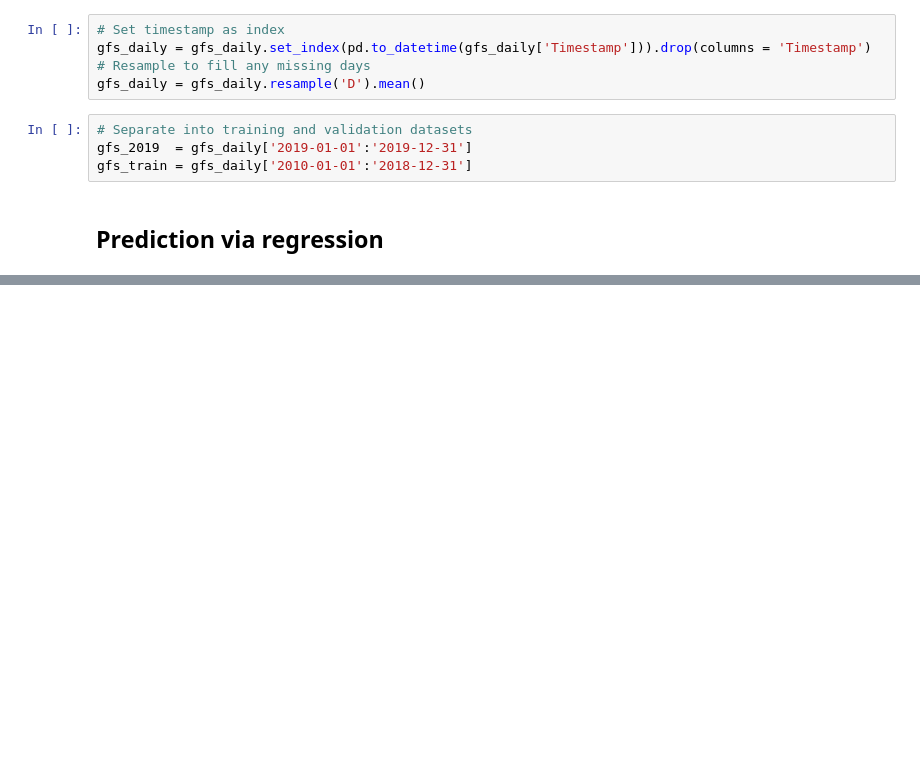
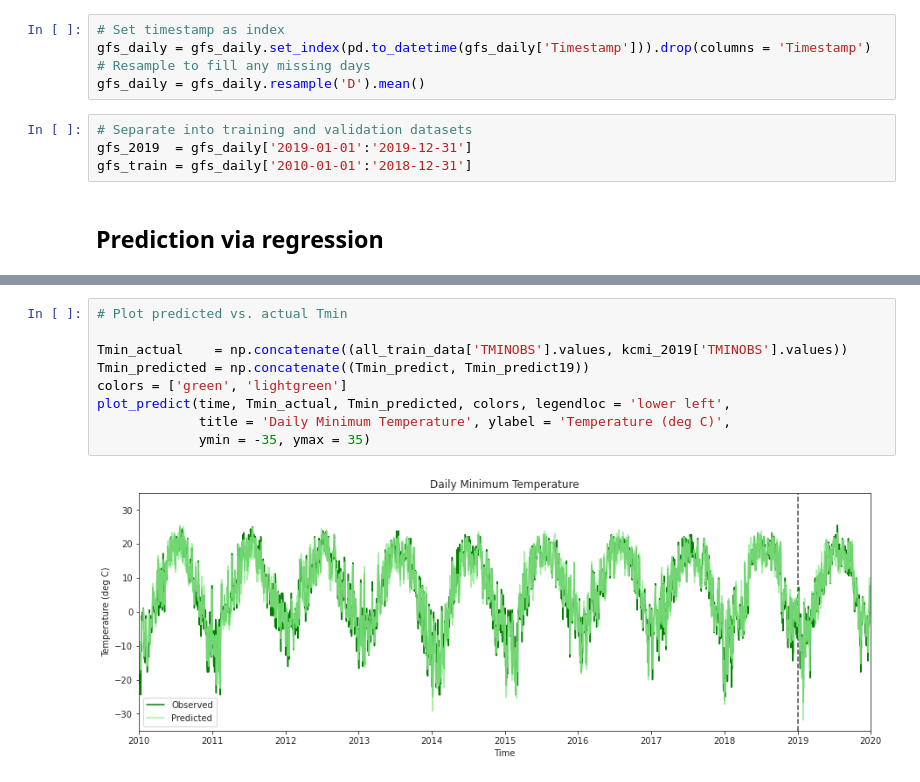
Before and after one commit to ylu4/ATMS-597-Project-4-Wx-Prediction, a Jupyter notebook: GroupE_Project4.ipynb, the cells around one changed output, grey strips where cells are left out. Drawn from its saved outputs; the diff is of its cells as text; blank space fills up the shorter version.

```diff
--- a/GroupE_Project4.ipynb
+++ b/GroupE_Project4.ipynb
@@ -224,0 +210,11 @@ plt.show()
+# %%
+# Plot predicted vs. actual Tmin
+
+Tmin_actual    = np.concatenate((all_train_data['TMINOBS'].values, kcmi_2019['TMINOBS'].values))
+Tmin_predicted = np.concatenate((Tmin_predict, Tmin_predict19))
+colors = ['green', 'lightgreen']
+plot_predict(time, Tmin_actual, Tmin_predicted, colors, legendloc = 'lower left',
+             title = 'Daily Minimum Temperature', ylabel = 'Temperature (deg C)',
+             ymin = -35, ymax = 35)
+# %% [output]
+[figure, added]
```
Also changed, not shown: parts of 25 cells of this notebook.
